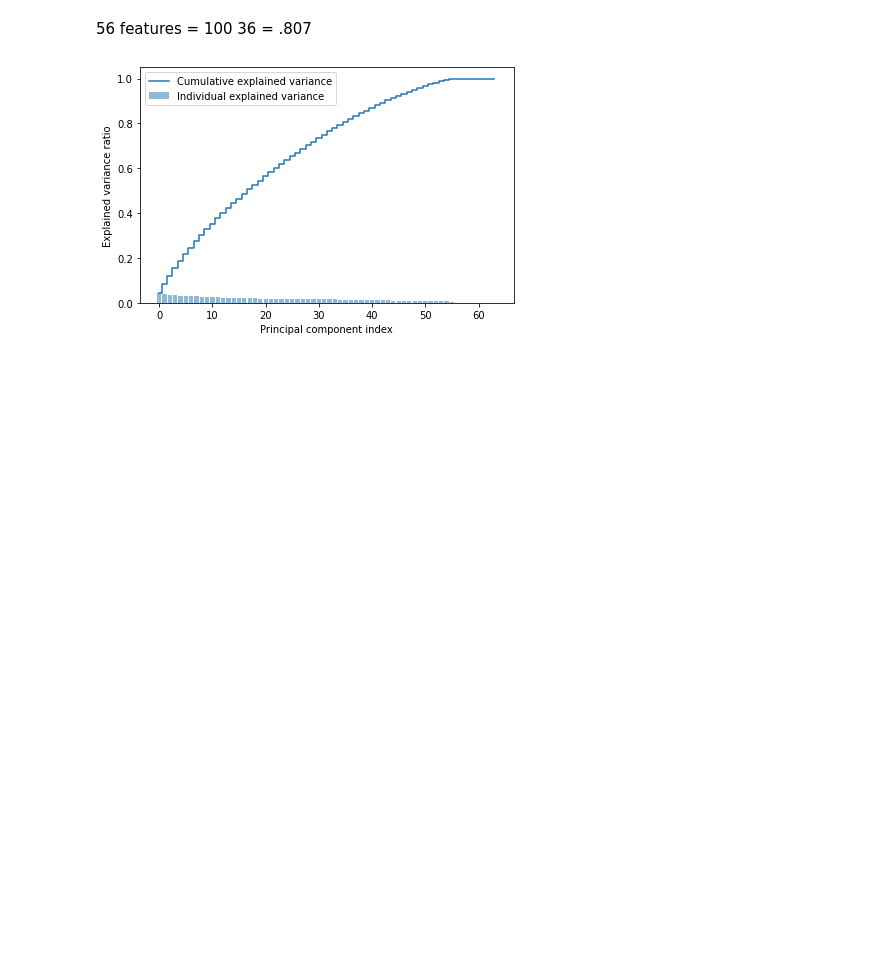
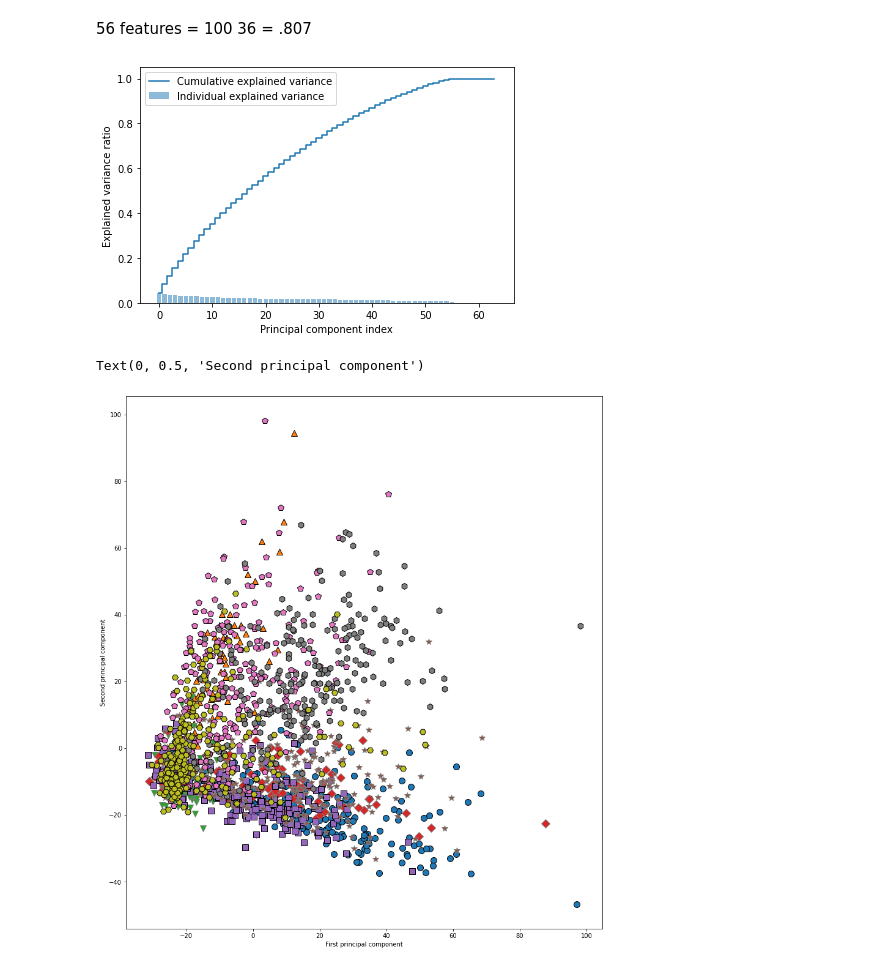
Before and after one commit to jasonmrimer/cse590-machine-learning, a Jupyter notebook: final-project/clustering/pca.ipynb, the cells around one changed output. Drawn from its saved outputs; the diff is of its cells as text; code cells hidden in the pictures; blank space fills up the shorter version.

Commit message:
combo classifier graph, pca 2d charts

```diff
--- a/final-project/clustering/pca.ipynb
+++ b/final-project/clustering/pca.ipynb
@@ -134,3 +204,25 @@ plt.tight_layout()
 plt.show()
 # %% [output]
 [figure]
+# %%
+from sklearn.decomposition import PCA
+
+pca_standard = PCA(n_components=2)
+pca_standard.fit(X_train)
+
+X_train_pca_scaler = pca_standard.fit_transform(X_train)
+
+# 0: T-shirt/top
+# 1: Trouser
+# 2: Pullover
+# 3: Dress
+# 4: Coat
+plt.figure(figsize=(16, 16))
+mglearn.discrete_scatter(X_train_pca_scaler[:, 0], X_train_pca_scaler[:, 1], y_train)
+# plt.legend(cancer.target_names, loc="best")
+plt.gca().set_aspect("equal")
+plt.xlabel("First principal component")
+plt.ylabel("Second principal component")
+# %% [output]
+Text(0, 0.5, 'Second principal component')
+[figure, added]
```
Also changed, not shown: parts of 6 cells of this notebook, 1 other file.
